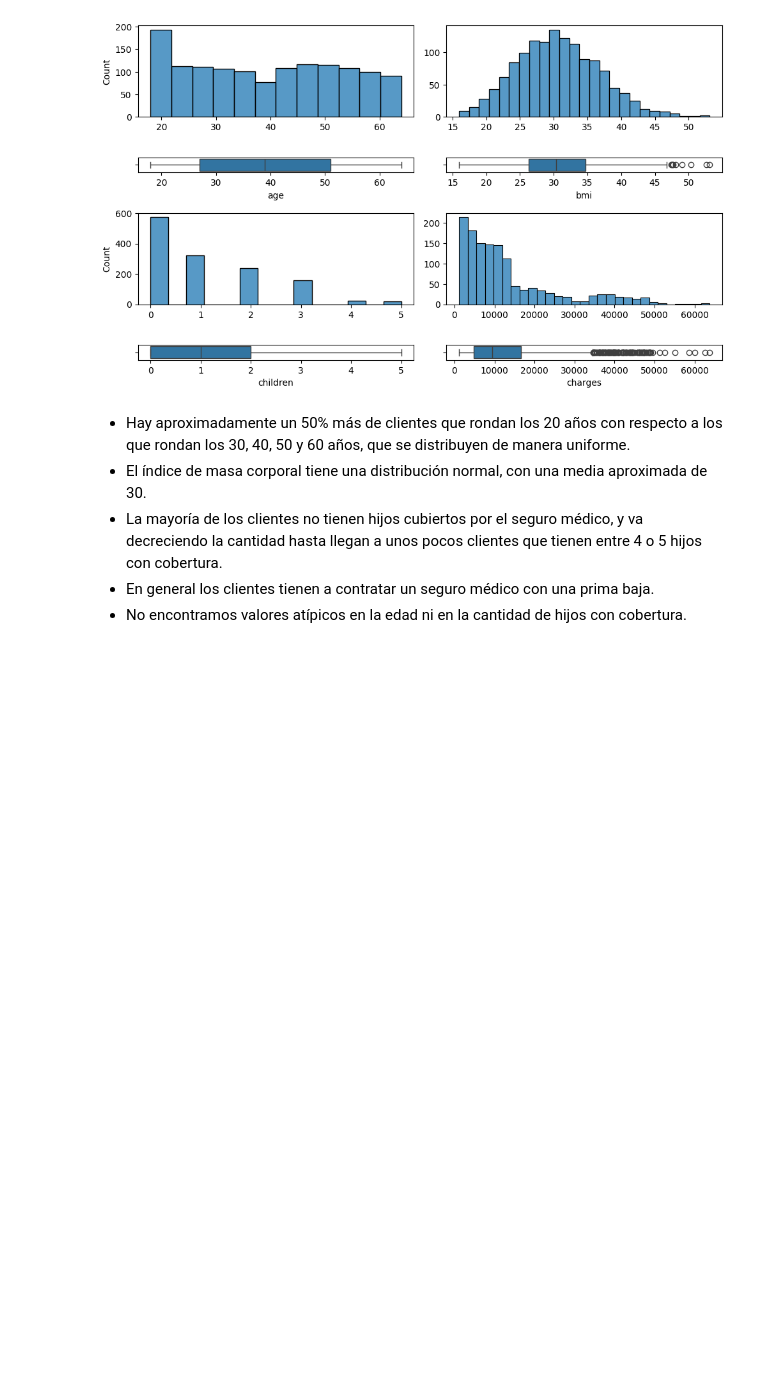
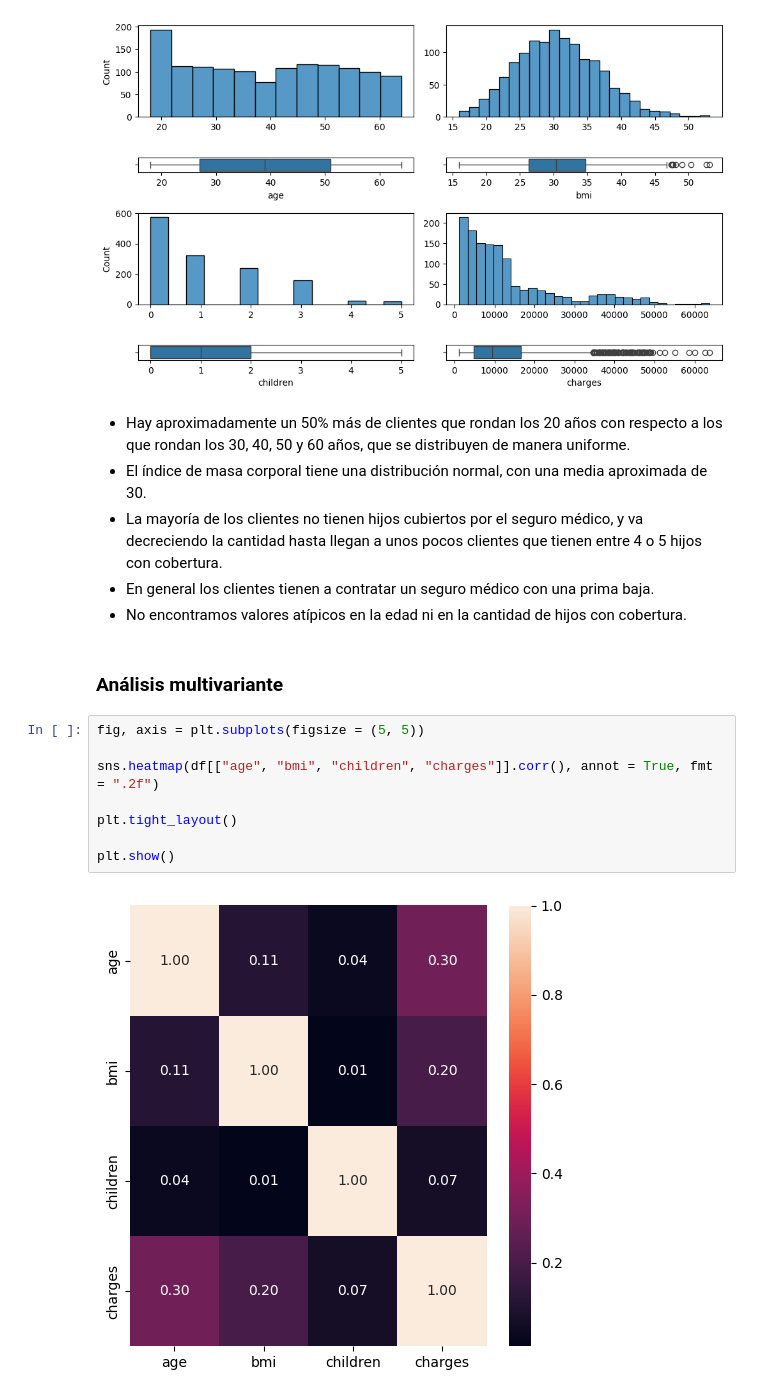
Before and after one commit to 4GeeksAcademy/Tutorial-de-Proyecto-de-Regresi-n-Lineal-VLG, a Jupyter notebook: src/explore.ipynb, the cells around one changed output. Cells and saved outputs as stored; diff of their text form; blank space fills up the shorter version.

Commit message:
Comienzo de análisis multivariado

```diff
--- a/src/explore.ipynb
+++ b/src/explore.ipynb
@@ -166,3 +166,15 @@ plt.show()
 - La mayoría de los clientes no tienen hijos cubiertos por el seguro médico, y va decreciendo la cantidad hasta llegan a unos pocos clientes que tienen entre 4 o 5 hijos con cobertura.
 - En general los clientes tienen a contratar un seguro médico con una prima baja.
 - No encontramos valores atípicos en la edad ni en la cantidad de hijos con cobertura.
+# %% [markdown]
+### Análisis multivariante
+# %%
+fig, axis = plt.subplots(figsize = (5, 5))
+
+sns.heatmap(df[["age", "bmi", "children", "charges"]].corr(), annot = True, fmt = ".2f")
+
+plt.tight_layout()
+
+plt.show()
+# %% [output]
+[figure, added]
```
